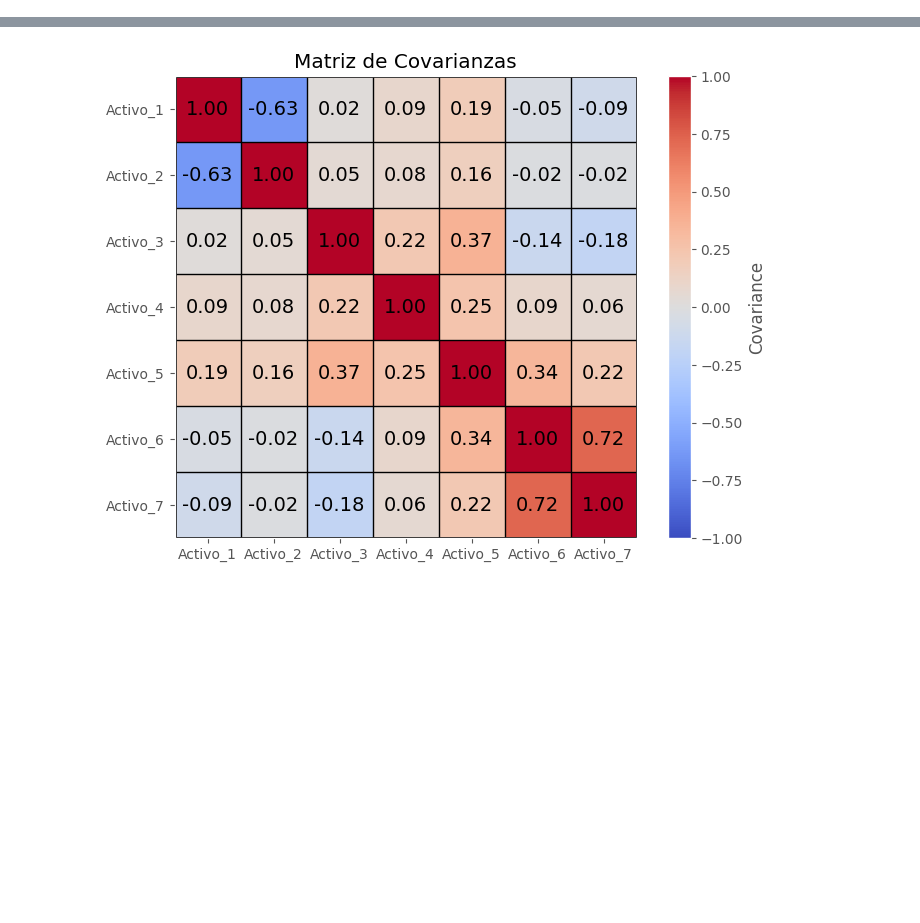
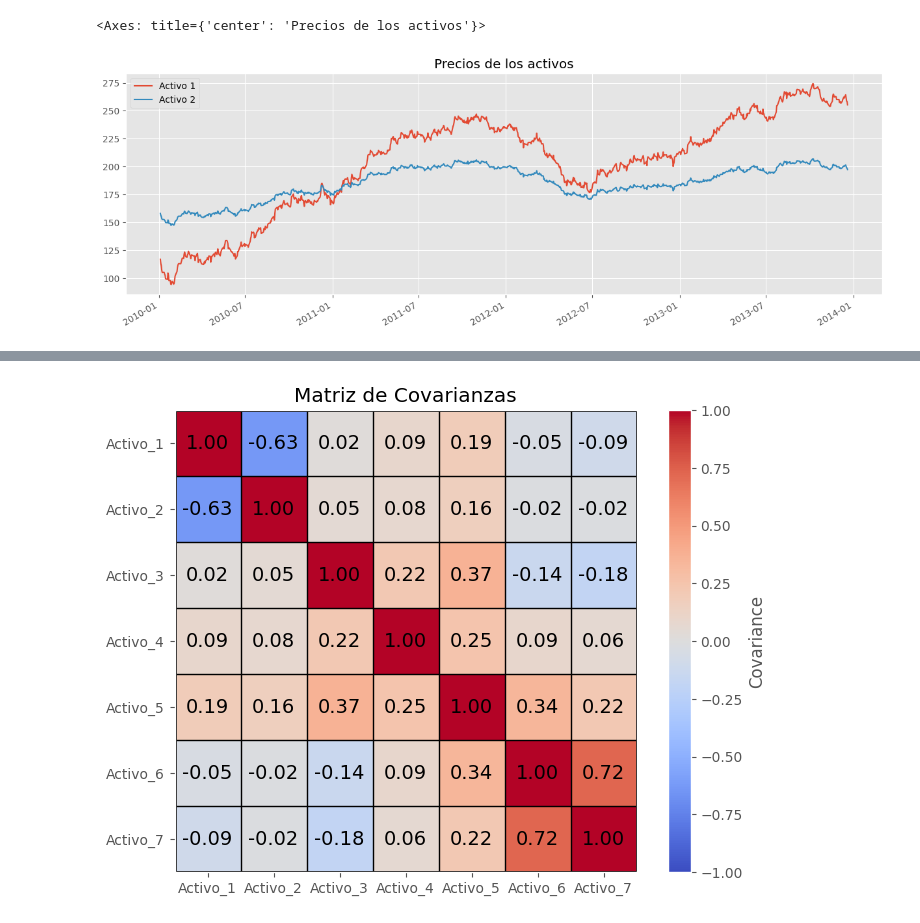
Before and after one commit to alfonso-santos/Python-aplicado-gestion-carteras, a Jupyter notebook: source/carteras-reales.ipynb, the cells around one changed output, grey strips where cells are left out. Saved outputs shown, nothing was run; the diff lists cells and outputs as text; code cells hidden in the pictures; blank space fills up the shorter version.

```diff
--- a/source/carteras-reales.ipynb
+++ b/source/carteras-reales.ipynb
@@ -39,0 +62,5 @@ precios_df.plot(figsize=(10, 6))
+# %%
+precios_pos_df.plot(figsize=(15, 5), title='Precios de los activos')
+# %% [output]
+<Axes: title={'center': 'Precios de los activos'}>
+[figure, added]
```
Also changed, not shown: parts of 34 cells of this notebook, 4 other files.
